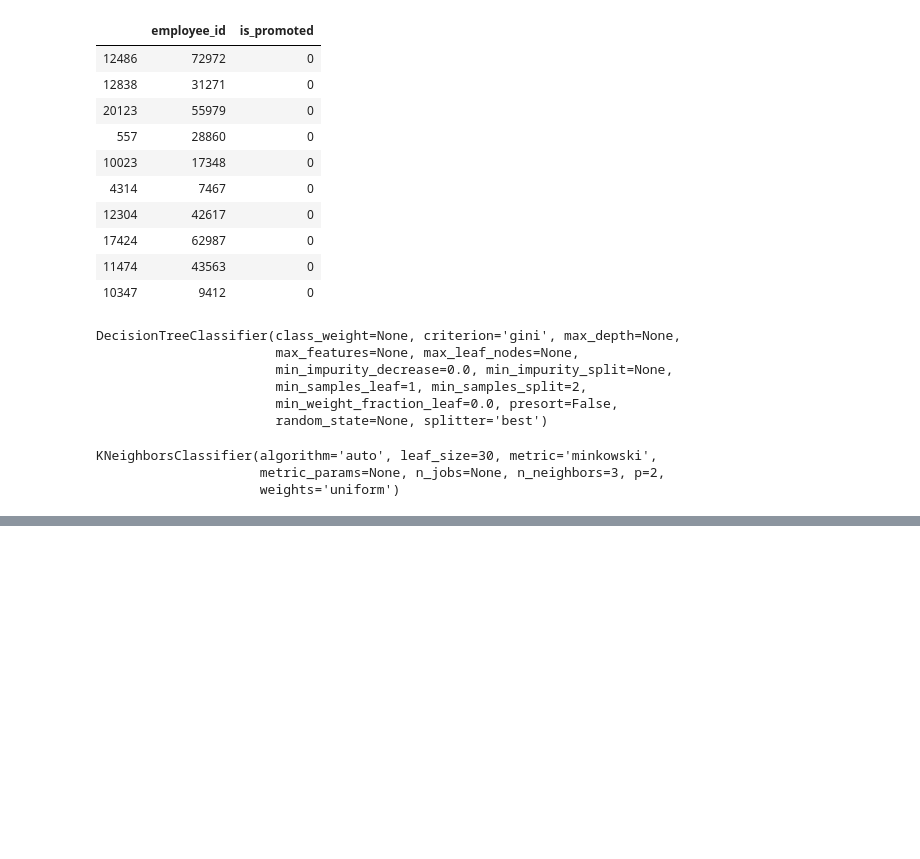
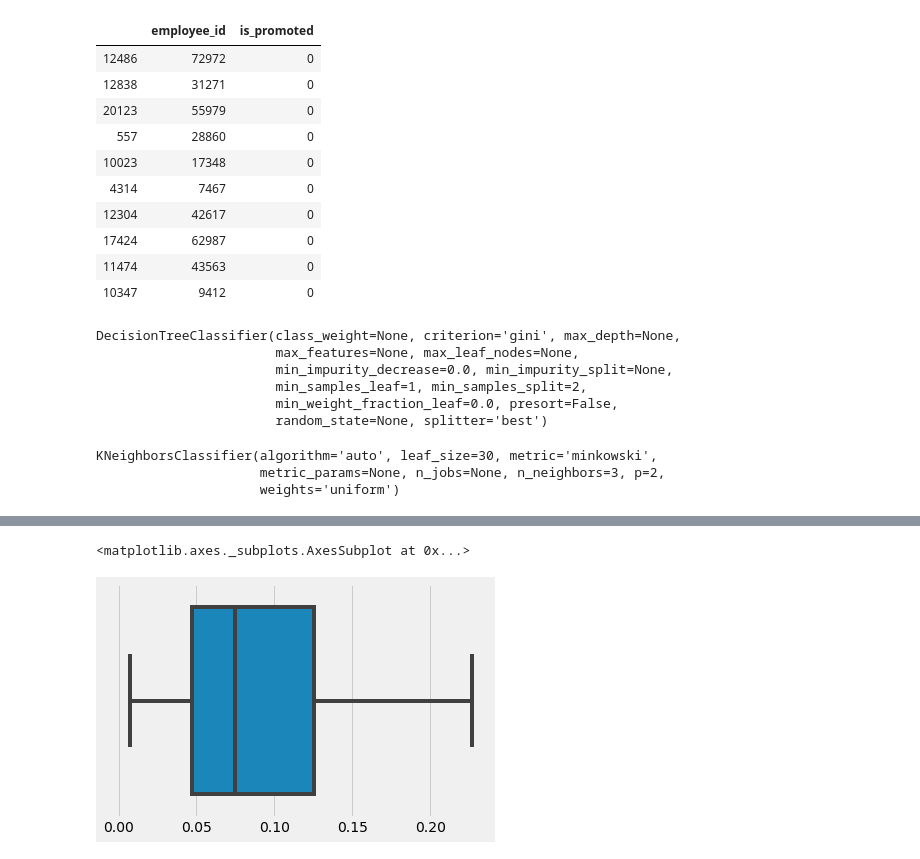
Before and after one commit to smituparmar/HR-analytics, a Jupyter notebook: HR_1.ipynb, the cells around one changed output, grey strips where cells are left out. Cells and saved outputs as stored; diff of their text form; code cells hidden in the pictures; blank space fills up the shorter version.

```diff
--- a/HR_1.ipynb
+++ b/HR_1.ipynb
@@ -602,3 +602,28 @@ knn.fit(X,y)
 KNeighborsClassifier(algorithm='auto', leaf_size=30, metric='minkowski',
                      metric_params=None, n_jobs=None, n_neighbors=3, p=2,
                      weights='uniform')
+# %%
+from keras.models import Sequential
+from keras.layers import Dense
+from keras.layers import Dropout
+from keras.optimizers import nadam
+from keras.optimizers import  SGD,Adadelta
+import keras.optimizers
+from keras.wrappers.scikit_learn import KerasClassifier
+
+
+model=Sequential()
+model.add(Dense(3,activation='selu'))
+model.add(Dense(5,activation='selu'))
+model.add(Dense(7,activation='relu'))
+model.add(Dense(11,activation='selu'))
+model.add(Dense(5,activation='selu'))
+#model.add(Dense(3,activation='selu'))
+model.add(Dense(1,kernel_initializer='normal'))
+
+nadam_mode=nadam(lr=0.01)
+sgd=SGD( lr=0.001,momentum=0.3,decay=0.2)
+adaDelta=Adadelta(lr=0.01, rho=0.95, epsilon=None, decay=0.0)
+model.compile(loss='binary_crossentropy', optimizer=adaDelta)
+
+history=model.fit(x=X.values,y=y.values,batch_size=16,epochs=10,verbose=1)
@@ -604,0 +651,2 @@ KNeighborsClassifier(algorithm='auto', leaf_size=30, metric='minkowski',
+# %%
+pred=model.predict(df_t)
@@ -604,0 +663,5 @@ KNeighborsClassifier(algorithm='auto', leaf_size=30, metric='minkowski',
+# %%
+sns.boxplot(pred)
+# %% [output]
+<matplotlib.axes._subplots.AxesSubplot at 0x...>
+[figure, added]
```
Also changed, not shown: parts of 2 cells of this notebook.
